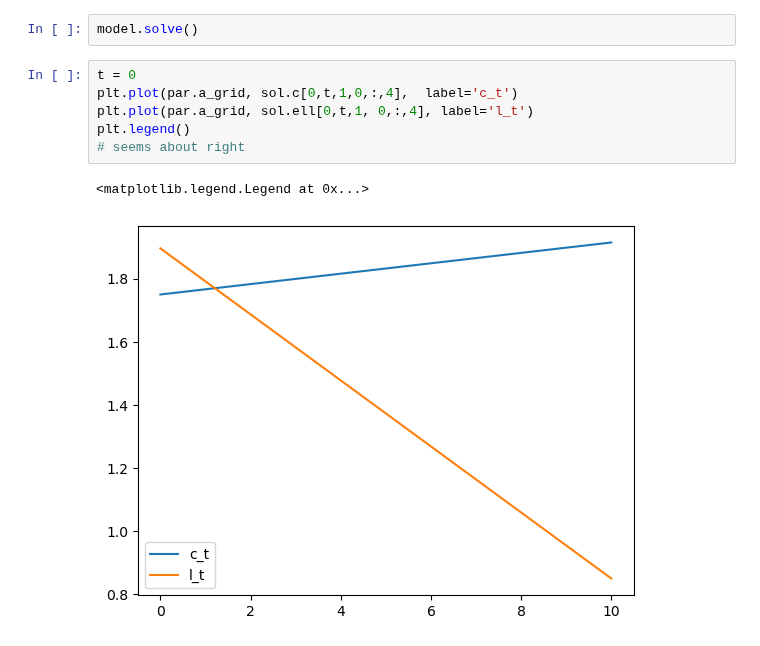
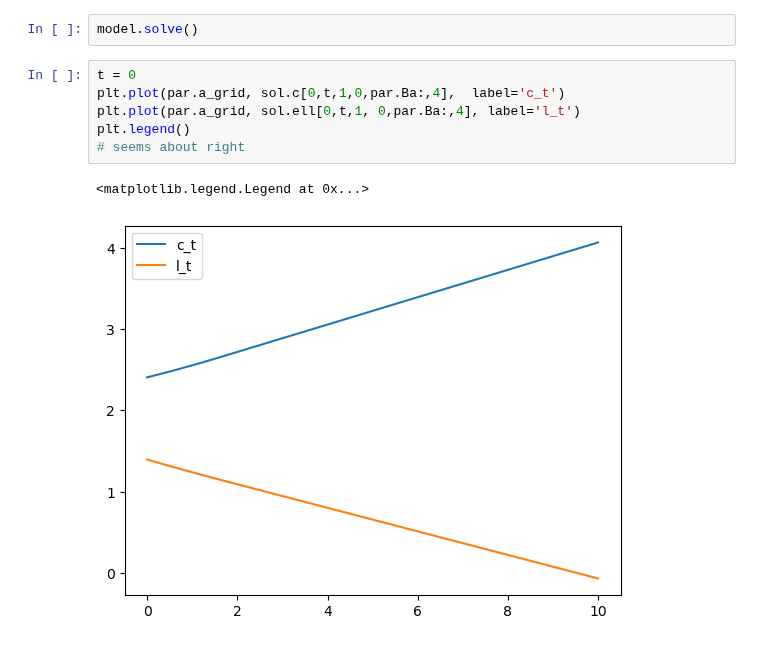
Before and after one commit to ansofol/DP_term_paper, a Jupyter notebook: working_stage/building_work_model.ipynb, the cells around one changed output. Cells and saved outputs as stored; diff of their text form.

Commit message:
added extra points to solution grid in egm

```diff
--- a/working_stage/building_work_model.ipynb
+++ b/working_stage/building_work_model.ipynb
@@ -31,12 +31,12 @@ sol = model.sol
 model.solve()
 # %%
 t = 0
-plt.plot(par.a_grid, sol.c[0,t,1,0,:,4],  label='c_t')
-plt.plot(par.a_grid, sol.ell[0,t,1, 0,:,4], label='l_t')
+plt.plot(par.a_grid, sol.c[0,t,1,0,par.Ba:,4],  label='c_t')
+plt.plot(par.a_grid, sol.ell[0,t,1, 0,par.Ba:,4], label='l_t')
 plt.legend()
 # seems about right
 # %% [output]
 <matplotlib.legend.Legend at 0x...>
-[figure, old version]
+[figure, new version]
 # %%
 # plot some policy functions, just to be sure
```
Also changed, not shown: parts of 1 cell of this notebook, 5 other files.
